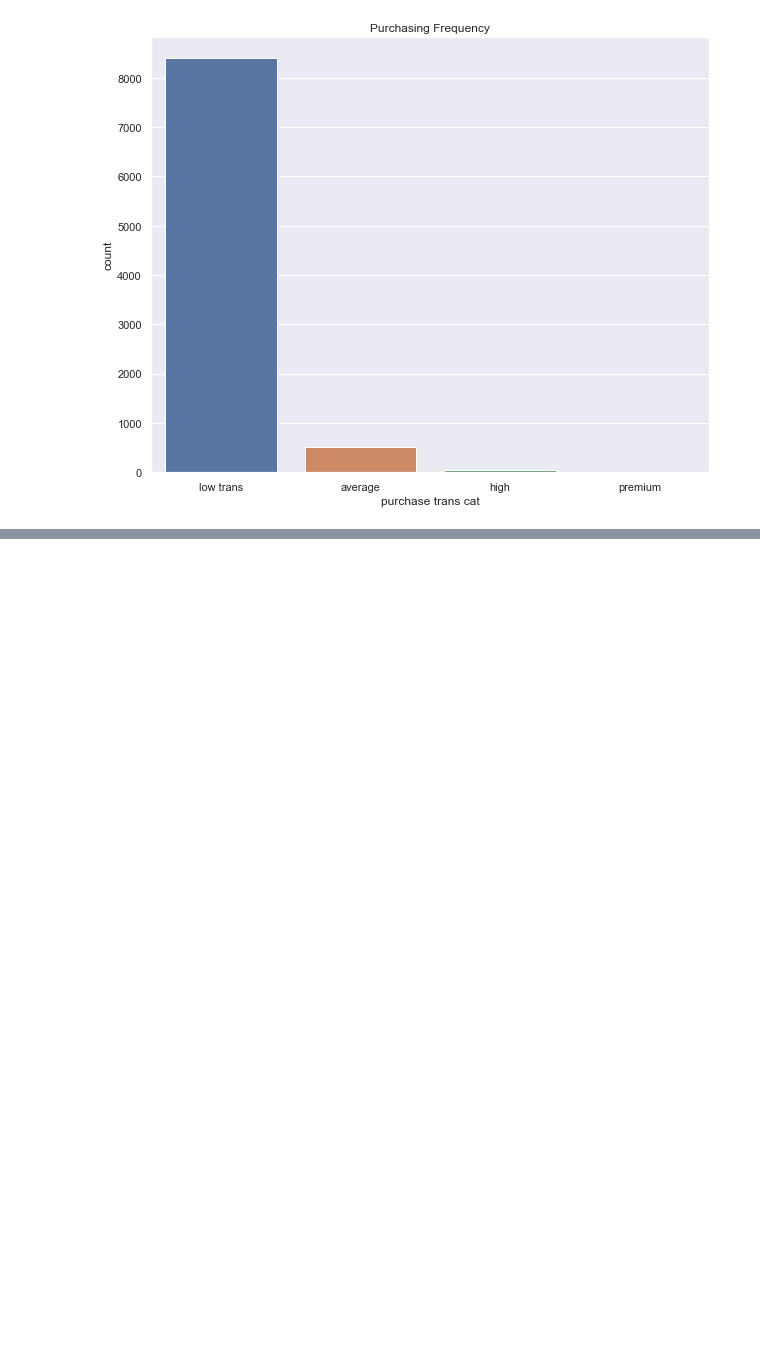
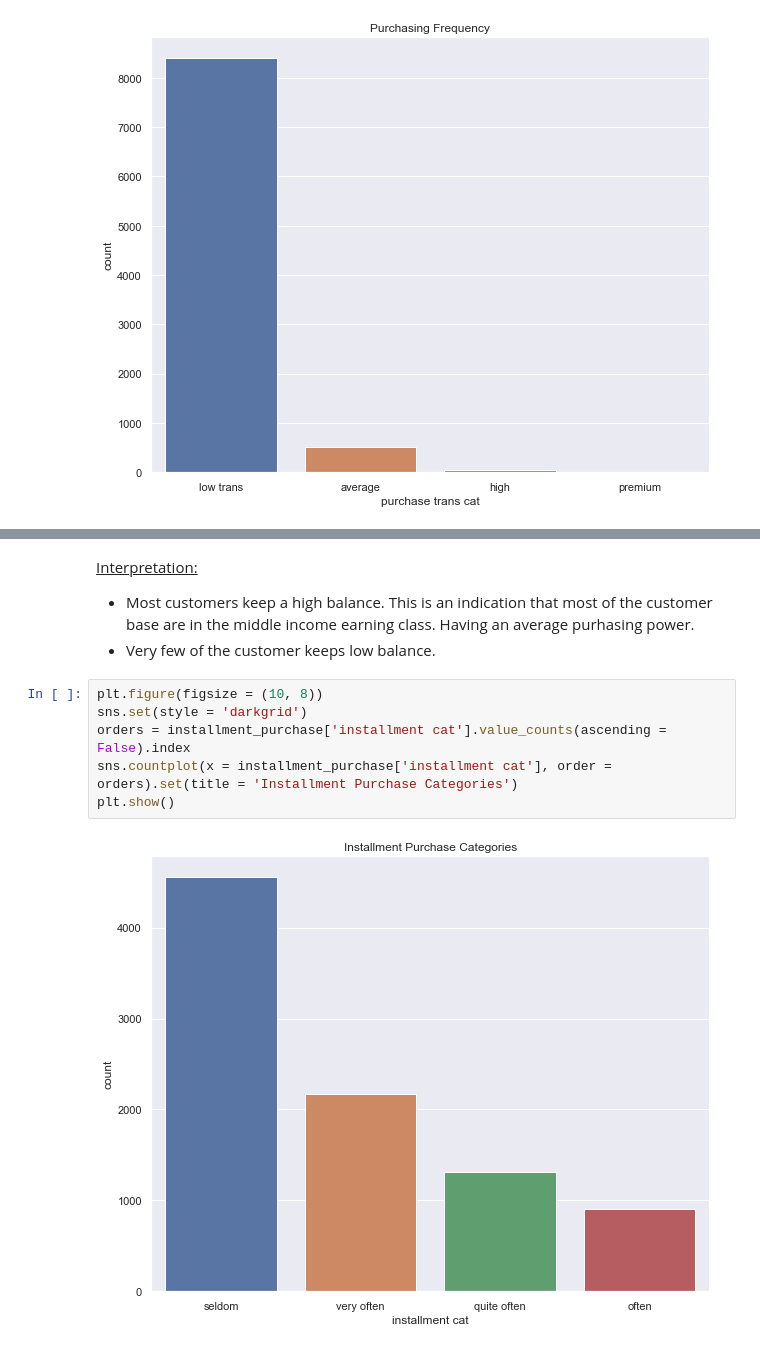
Before and after one commit to DannyEhiz/Customer_Segmentation, a Jupyter notebook: kmeans.ipynb, the cells around one changed output, grey strips where cells are left out. Saved outputs shown, nothing was run; the diff lists cells and outputs as text; blank space fills up the shorter version.

```diff
--- a/kmeans.ipynb
+++ b/kmeans.ipynb
@@ -507,0 +512,12 @@ shuffle(p_freq).head()
+# %% [markdown]
+<u>Interpretation: </u> <br>
+- Most customers keep a high balance. This is an indication that most of the customer base are in the middle income earning class. Having an average purhasing power.
+- Very few of the customer keeps low balance.
+# %%
+plt.figure(figsize = (10, 8))
+sns.set(style = 'darkgrid')
+orders = installment_purchase['installment cat'].value_counts(ascending = False).index
+sns.countplot(x = installment_purchase['installment cat'], order = orders).set(title = 'Installment Purchase Categories')
+plt.show()
+# %% [output]
+[figure, added]
```
Also changed, not shown: parts of 17 cells of this notebook.
